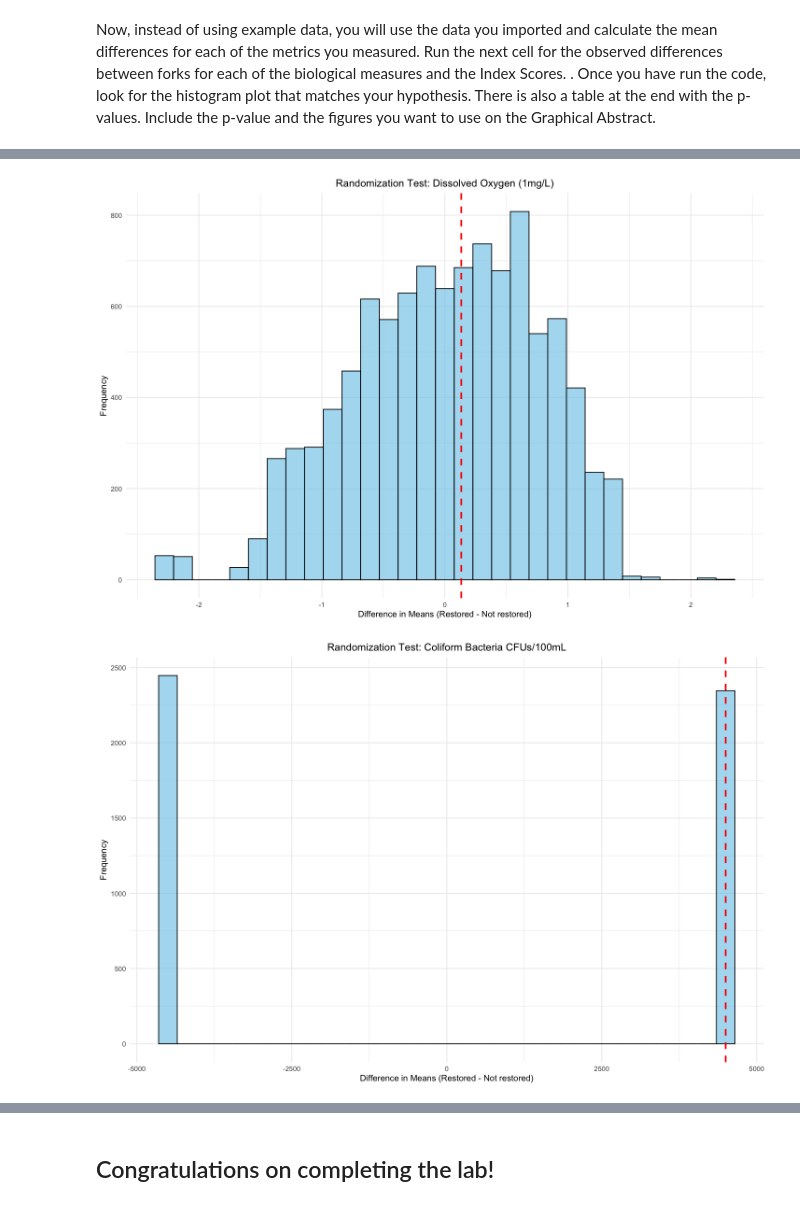
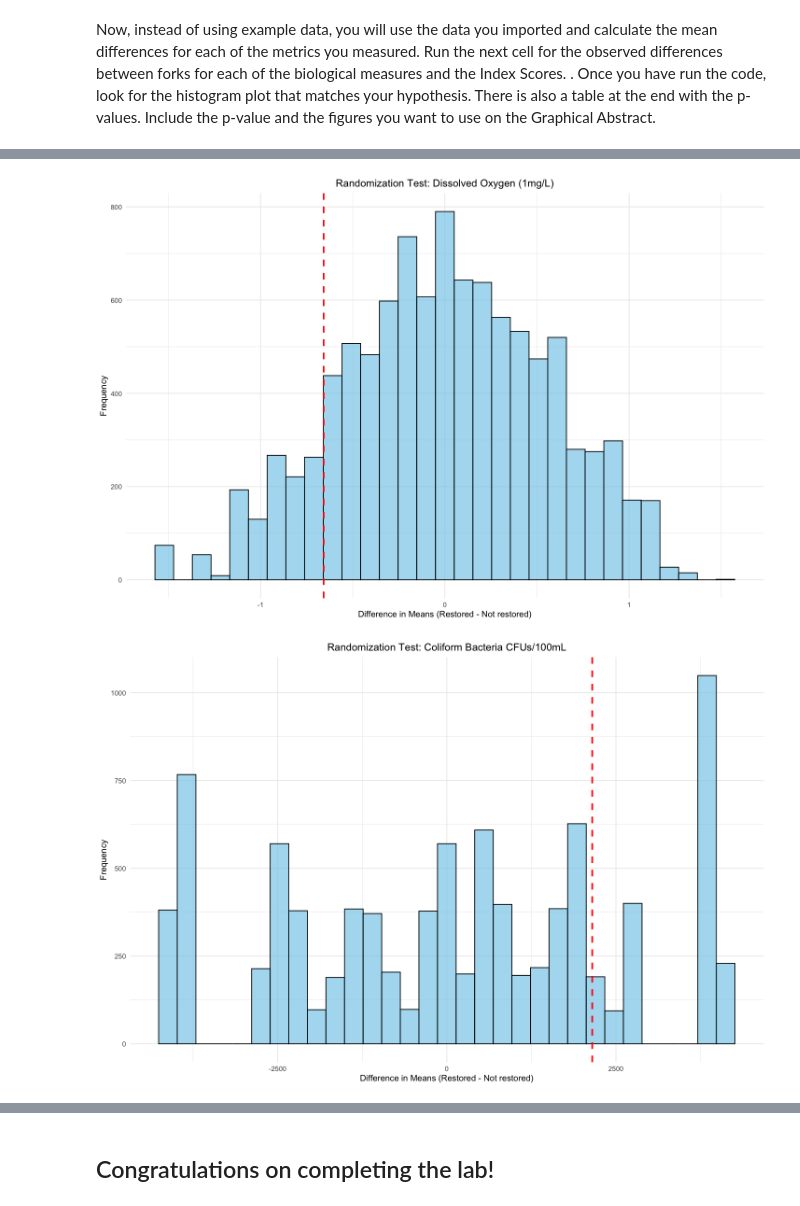
Before and after one commit to ds-modules/Bio-1B, a Jupyter notebook: Strawberry Creek/updated_straw_creek_lab_SP26.ipynb, the cells around one changed output, grey strips where cells are left out. Saved outputs shown, nothing was run; the diff lists cells and outputs as text; code cells hidden in the pictures.

```diff
--- a/Strawberry Creek/updated_straw_creek_lab_SP26.ipynb
+++ b/Strawberry Creek/updated_straw_creek_lab_SP26.ipynb
@@ -90,7 +90,7 @@ Today, we'll be using a set of data that were previously collected from Strawber
 
 gs4_deauth() # This will work for a google sheets where anyone with a link can view.
 
-sheet_url = "https://docs.google.com/spreadsheets/d/1ThMWEIVa4ylIg64tjb2AYFdX-yACI_w6Qkamdq2Xju0/edit?usp=sharing"
+sheet_url = "https://docs.google.com/spreadsheets/d/1dZBiolnA1iejZxydj9QlmLVjGWuT_yLxrg76lx0mRUA/edit?usp=sharing"
 
 
 # Read the worksheet
@@ -610,7 +613,8 @@ var = c(
   "E.coli bacteria (CFUs/100mL)"
 )
 
-#Chose your problem. NOTE: YOU MUST COMMENT OUT THE SELECTION YOU DO NOT WANT TO USE WITH A #
+# Chose your problem. NOTE: YOU MUST COMMENT OUT THE SELECTION YOU DO NOT WANT TO USE WITH A #
+
 #problem = c("N/S")
 problem = c("restoration")
 
@@ -623,13 +627,9 @@ n_perm = 10000
 # Build a table to put results
 results = data.frame(Metric = varcols, Observed_Diff = NA, P_Value = NA)
 
-# Use duplicated Combined rows only for N/S comparison
+# For N/S comparison, exclude Combined instead of duplicating it
 if (problem == "N/S") {
-  test_data = rbind(
-    straw_creek_data[straw_creek_data$Fork %in% c("North", "South"), ],
-    transform(straw_creek_data[straw_creek_data$Fork == "Combined", ], Fork = "North"),
-    transform(straw_creek_data[straw_creek_data$Fork == "Combined", ], Fork = "South")
-  )
+  test_data = straw_creek_data[straw_creek_data$Fork %in% c("North", "South"), ]
 } else {
   test_data = straw_creek_data
 }
@@ -711,2 +709,2 @@ Warning message:
-[figure, old version]
+[figure, new version]
-[figure, old version]
+[figure, new version]
```
Also changed, not shown: parts of 12 cells of this notebook, 2 other files.
